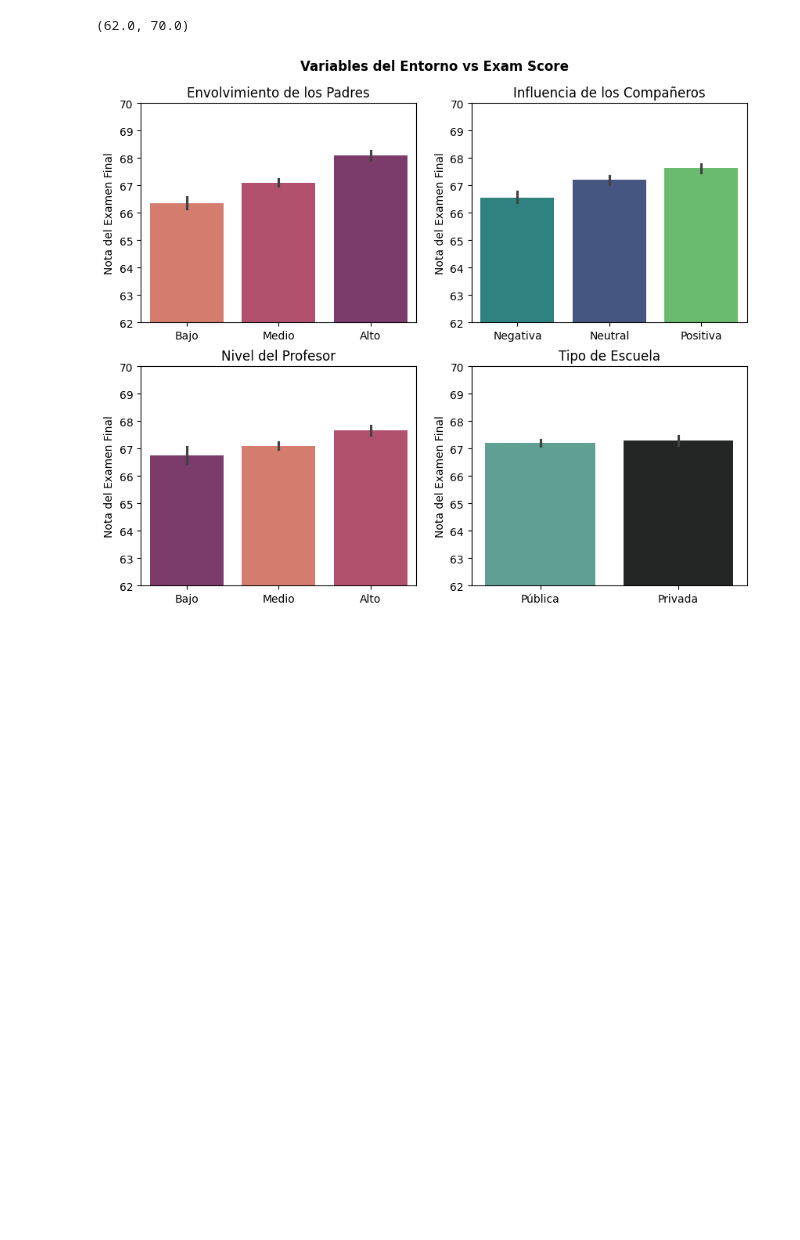
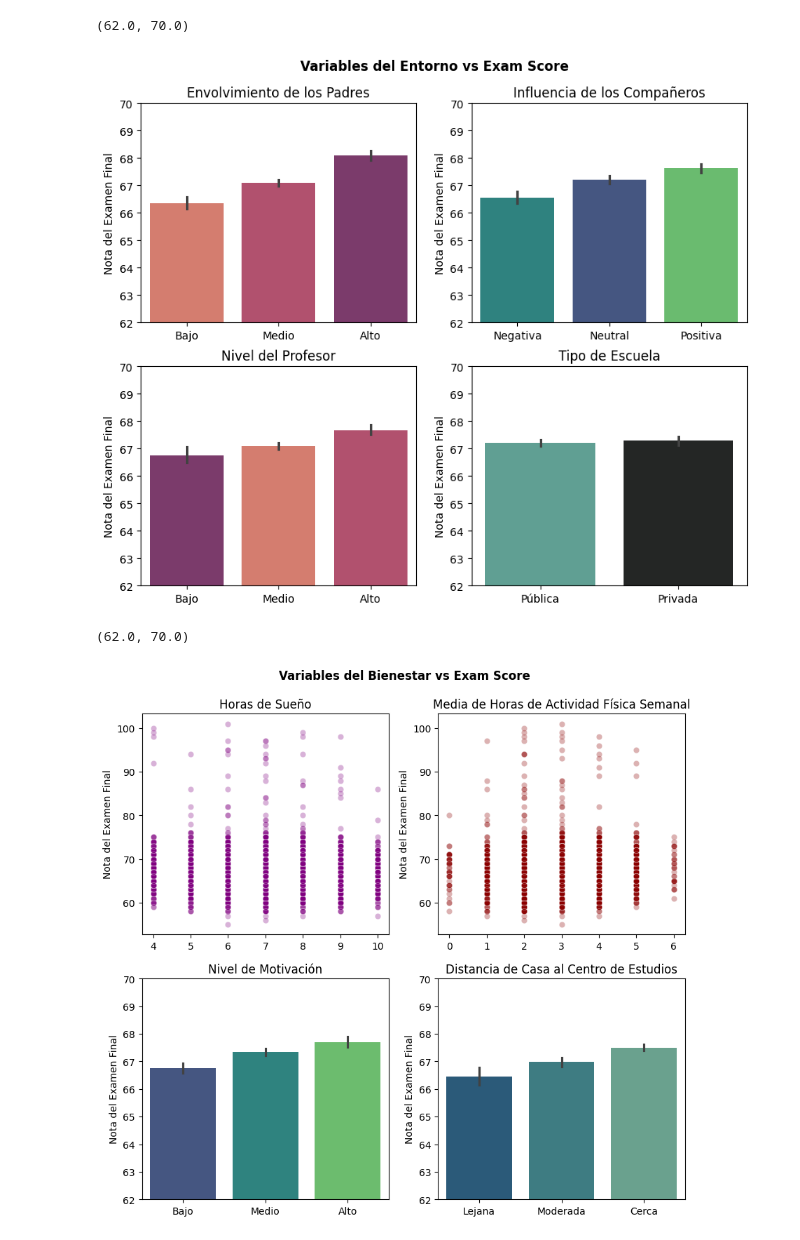
Before and after one commit to christianV1zcardo/Proyecto_Students_Performance_EDA, a Jupyter notebook: eda_study_perf.ipynb, the cells around one changed output. Cells and saved outputs as stored; diff of their text form; code cells hidden in the pictures; blank space fills up the shorter version.

Commit message:
Variables del Bienestar vs Exam Score

```diff
--- a/eda_study_perf.ipynb
+++ b/eda_study_perf.ipynb
@@ -140,6 +140,12 @@ for x, y in col4.items():
 # Traducción de Tipo de Escuela
 df['School_Type'] = np.where(df['School_Type'] == 'Public', 'Pública', \
     np.where(df['School_Type'] == 'Private', 'Privada', df['School_Type']))
+
+# Traducción de Distance from home
+col5 = {'Near': 'Cerca', 'Moderate': 'Moderada', 'Far':'Lejana'}
+for x, y in col5.items():
+    df['Distance_from_Home'] = np.where(df['Distance_from_Home'] == x, y,
+                                        df['Distance_from_Home'])
 # %%
 # Principales distribuciones del dataset
 
@@ -249,3 +255,40 @@ axe[1][1].set_ylim(62, 70)
 # %% [output]
 (62.0, 70.0)
 [figure]
+# %%
+# Variables de Bienestar vs Exam Score
+
+# Creo el fig y le pongo título
+fig, axe = plt.subplots(2, 2, figsize=(10, 9))
+fig.suptitle('Variables del Bienestar vs Exam Score', fontweight='bold',
+             y=0.95)
+
+# Gráfico 1 - Horas de Sueño por Nota del Examen Final
+sns.scatterplot(data=df, x='Sleep_Hours', y='Exam_Score', alpha=0.3,
+                ax=axe[0,0], color='purple')
+axe[0][0].set_title('Horas de Sueño')
+axe[0][0].set(xlabel='', ylabel=nota)
+
+# Gráfico 2 - Media de Horas de Actividad Física semanal vs Exam Score
+sns.scatterplot(data=df, x='Physical_Activity', y='Exam_Score', ax=axe[0,1],
+                alpha=0.3, color='darkred')
+axe[0][1].set_title('Media de Horas de Actividad Física Semanal')
+axe[0][1].set(xlabel='', ylabel=nota)
+
+# Gráfico 3 - Nivel de Motivación por nota del Examen Final
+sns.barplot(data=df, x='Motivation_Level', y='Exam_Score', ax=axe[1,0],
+            palette='viridis', hue='Motivation_Level')
+axe[1][0].set_title('Nivel de Motivación')
+axe[1][0].set(xlabel='', ylabel=nota)
+axe[1][0].set_ylim(62, 70)
+
+# Gráifo 4 - Distancia desde casa vs nota del Examen Final
+sns.barplot(data=df, x='Distance_from_Home', y='Exam_Score', ax=axe[1, 1],
+            order=['Lejana', 'Moderada', 'Cerca'], palette='crest',
+            hue='Distance_from_Home')
+axe[1][1].set_title('Distancia de Casa al Centro de Estudios')
+axe[1][1].set(xlabel='', ylabel=nota)
+axe[1][1].set_ylim(62, 70)
+# %% [output]
+(62.0, 70.0)
+[figure, added]
```
Also changed, not shown: parts of 1 cell of this notebook.
